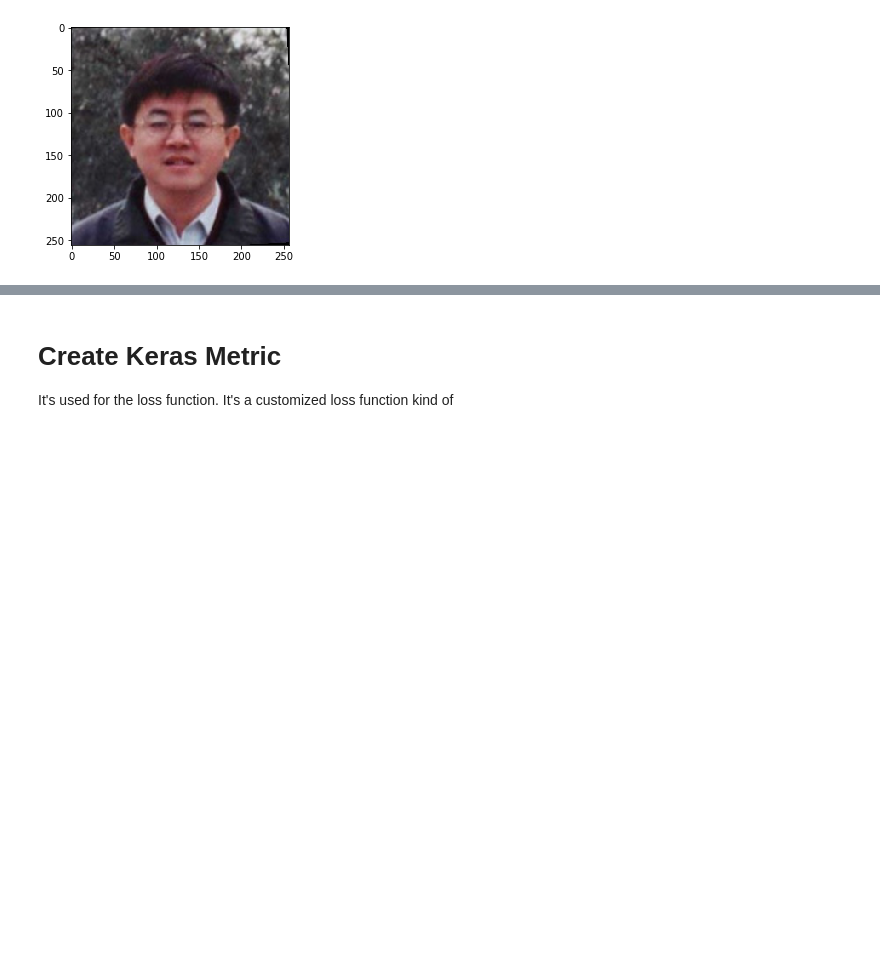
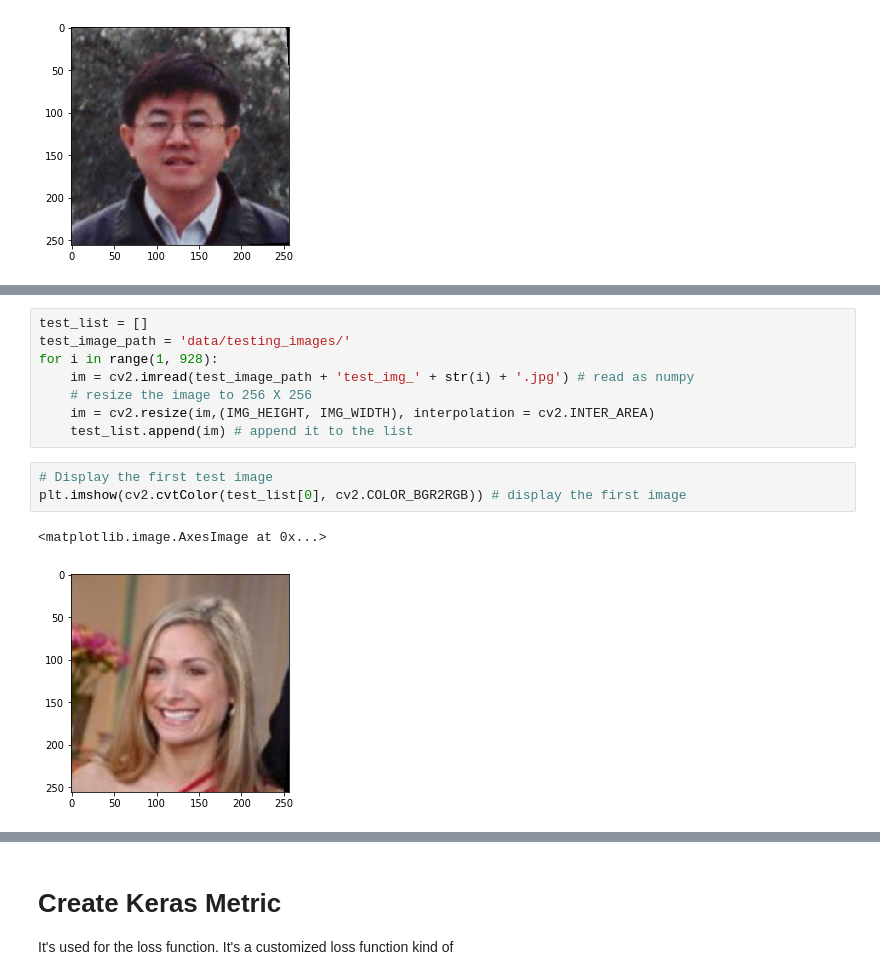
Before and after one commit to maxkim16/CS599_ImageSegmentation, a Jupyter notebook: assignment3_maxkim.ipynb, the cells around one changed output, grey strips where cells are left out. Cells and saved outputs as stored; diff of their text form; blank space fills up the shorter version.

```diff
--- a/assignment3_maxkim.ipynb
+++ b/assignment3_maxkim.ipynb
@@ -139,0 +175,14 @@ plt.imshow(cv2.cvtColor(image_list[1999] , cv2.COLOR_BGR2RGB)) # display the fir
+# %%
+test_list = []
+test_image_path = 'data/testing_images/'
+for i in range(1, 928):
+    im = cv2.imread(test_image_path + 'test_img_' + str(i) + '.jpg') # read as numpy
+    # resize the image to 256 X 256
+    im = cv2.resize(im,(IMG_HEIGHT, IMG_WIDTH), interpolation = cv2.INTER_AREA)
+    test_list.append(im) # append it to the list
+# %%
+# Display the first test image
+plt.imshow(cv2.cvtColor(test_list[0], cv2.COLOR_BGR2RGB)) # display the first image
+# %% [output]
+<matplotlib.image.AxesImage at 0x...>
+[figure, added]
```
Also changed, not shown: parts of 17 cells of this notebook.
